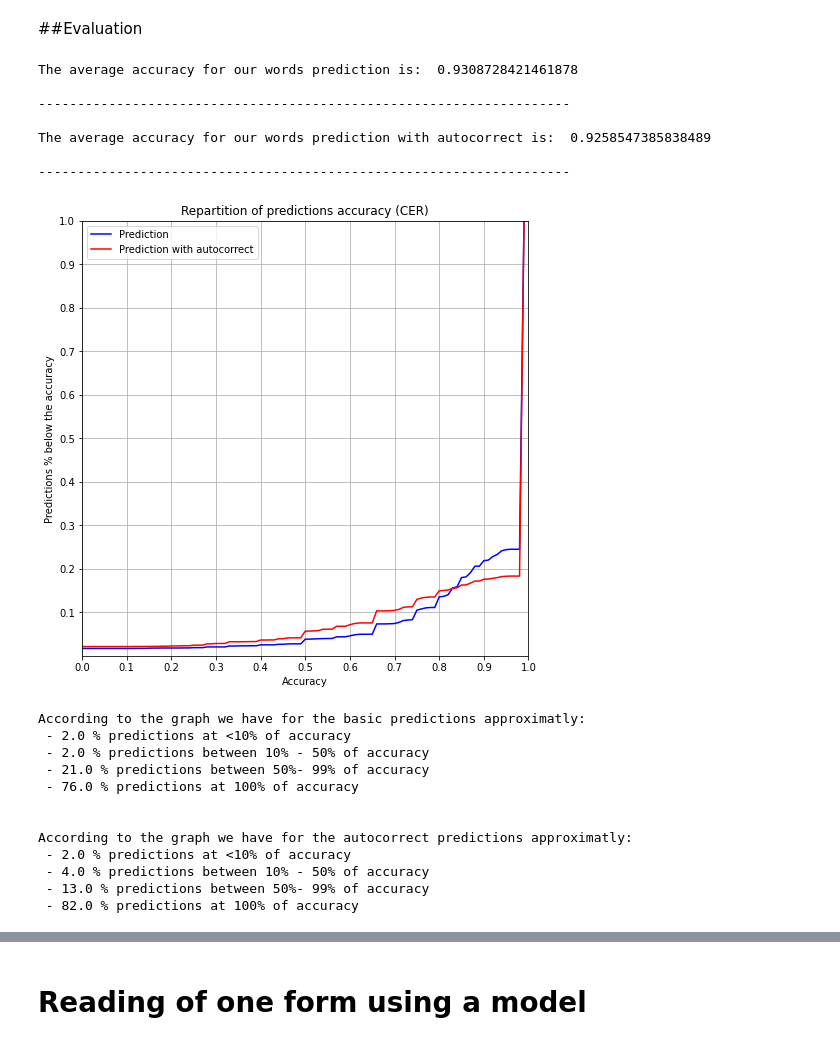
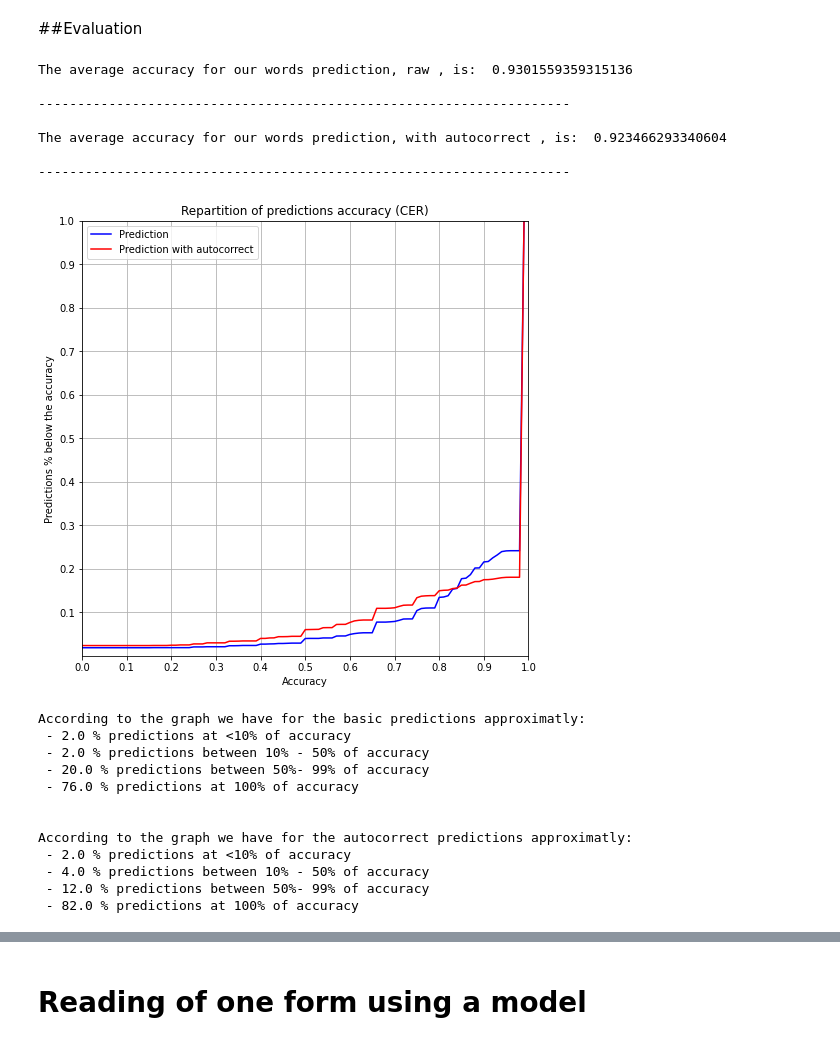
Before and after one commit to Zokoban/pyOCRTEN, a Jupyter notebook: ocr_project.ipynb, the cells around one changed output, grey strips where cells are left out. Cells and saved outputs as stored; diff of their text form; code cells hidden in the pictures.

```diff
--- a/ocr_project.ipynb
+++ b/ocr_project.ipynb
@@ -696,28 +697,48 @@ y_true,y_pred, results = predictions_decode(dataset_test,model)
 y_pred_corr , results_corrected = correct_prediction(y_true,y_pred)
 # %% [markdown]
 ##Evaluation
+# %%
+#@title Word accuracy function
+##########################
+# Function Word accuracy #
+##########################
+import difflib
+
+def word_accuracy(results,verbose,name_results=None):
+
+  score=[]
+  for words in results: # Calculation of the percentage of letters accuracy for each word between transcription and prediction
+    score.append(difflib.SequenceMatcher(None,words[0].decode("utf-8"),words[1]).ratio())
+
+  if verbose:
+    print("The average accuracy for our words prediction,",name_results,", is: ",np.mean(score),
+      "\n\n--------------------------------------------------------------------\n")
+
+  return score
+
+#----------------------------------------
 # %%
-import difflib
+#@title Display of the prediction accuracy
+#############
+# Variables #
+#############
+
+results = results
+results_corrected = results_corrected
+
+results_name = "raw"
+results_corrected_name = "with autocorrect"
+
+verbose = True
+
+#-----------------------------------------------------------------------------------------------------------------------------
 
 ####################################
 # Evaluation of the words accuracy #
 ####################################
 
-score=[]
-for words in results: # Calculation of the percentage of letters accuracy for each word between transcription and prediction
-  score.append(difflib.SequenceMatcher(None,words[0].decode("utf-8"),words[1]).ratio())
-
-print("The average accuracy for our words prediction is: ",np.mean(score),
-      "\n\n--------------------------------------------------------------------\n")
-
-
-score_corrected=[]
-for words in results_corrected: # Calculation of the percentage of letters accuracy for each word between transcription and prediction
-  score_corrected.append(difflib.SequenceMatcher(None,words[0].decode("utf-8"),words[1]).ratio())
-
-print("The average accuracy for our words prediction with autocorrect is: ",np.mean(score_corrected),
-      "\n\n--------------------------------------------------------------------\n")
-
+score = word_accuracy(results, verbose, results_name)
+score_corrected = word_accuracy(results_corrected,verbose, results_corrected_name)
 
 #-----------------------------------------------------
 
@@ -744,46 +765,46 @@ plt.xticks(np.arange(0,1.1,0.1))
 plt.yticks(np.arange(0.1,1.1,0.1))
 plt.xlim([0,1])
 plt.ylim([0,1])
 plt.grid()
 plt.legend(loc="upper left")
 plt.show();
 
 ar_res = np.array(results)
 ar_score = np.array(score)
 
 ar_res_cor = np.array(results_corrected)
 ar_score_cor = np.array(score_corrected)
 
 print("According to the graph we have for the basic predictions approximatly:\n",
       "-",np.round((len(ar_res[(ar_score <= 0.1)])/len(ar_res))*100), "% predictions at <10% of accuracy\n",
       "-",np.round((len(ar_res[(0.1 < ar_score) & (ar_score <= 0.5)])/len(ar_res))*100)  ,"% predictions between 10% - 50% of accuracy\n",
       "-",np.round((len(ar_res[(0.5 < ar_score) & (ar_score <= 0.99)])/len(ar_res))*100) ,"% predictions between 50%- 99% of accuracy\n",
       "-",np.round((len(ar_res[(0.99 < ar_score)])/len(ar_res))*100) ,"% predictions at 100% of accuracy")
 
 print("\n\nAccording to the graph we have for the autocorrect predictions approximatly:\n",
       "-",np.round((len(ar_res_cor[(ar_score_cor <= 0.1)])/len(ar_res_cor))*100), "% predictions at <10% of accuracy\n",
       "-",np.round((len(ar_res_cor[(0.1 < ar_score_cor) & (ar_score_cor <= 0.5)])/len(ar_res_cor))*100)  ,"% predictions between 10% - 50% of accuracy\n",
       "-",np.round((len(ar_res_cor[(0.5 < ar_score_cor) & (ar_score_cor <= 0.99)])/len(ar_res_cor))*100) ,"% predictions between 50%- 99% of accuracy\n",
       "-",np.round((len(ar_res_cor[(0.99 < ar_score_cor)])/len(ar_res_cor))*100) ,"% predictions at 100% of accuracy");
 # %% [output]
-The average accuracy for our words prediction is:  0.9308728421461878
+The average accuracy for our words prediction, raw , is:  0.9301559359315136
 
 --------------------------------------------------------------------
 
-The average accuracy for our words prediction with autocorrect is:  0.9258547385838489
+The average accuracy for our words prediction, with autocorrect , is:  0.923466293340604
 
 --------------------------------------------------------------------
-[figure, old version]
+[figure, new version]
 According to the graph we have for the basic predictions approximatly:
  - 2.0 % predictions at <10% of accuracy
  - 2.0 % predictions between 10% - 50% of accuracy
- - 21.0 % predictions between 50%- 99% of accuracy
+ - 20.0 % predictions between 50%- 99% of accuracy
  - 76.0 % predictions at 100% of accuracy
 
 
 According to the graph we have for the autocorrect predictions approximatly:
  - 2.0 % predictions at <10% of accuracy
  - 4.0 % predictions between 10% - 50% of accuracy
- - 13.0 % predictions between 50%- 99% of accuracy
+ - 12.0 % predictions between 50%- 99% of accuracy
  - 82.0 % predictions at 100% of accuracy
 # %%
```
Also changed, not shown: parts of 7 cells of this notebook.
